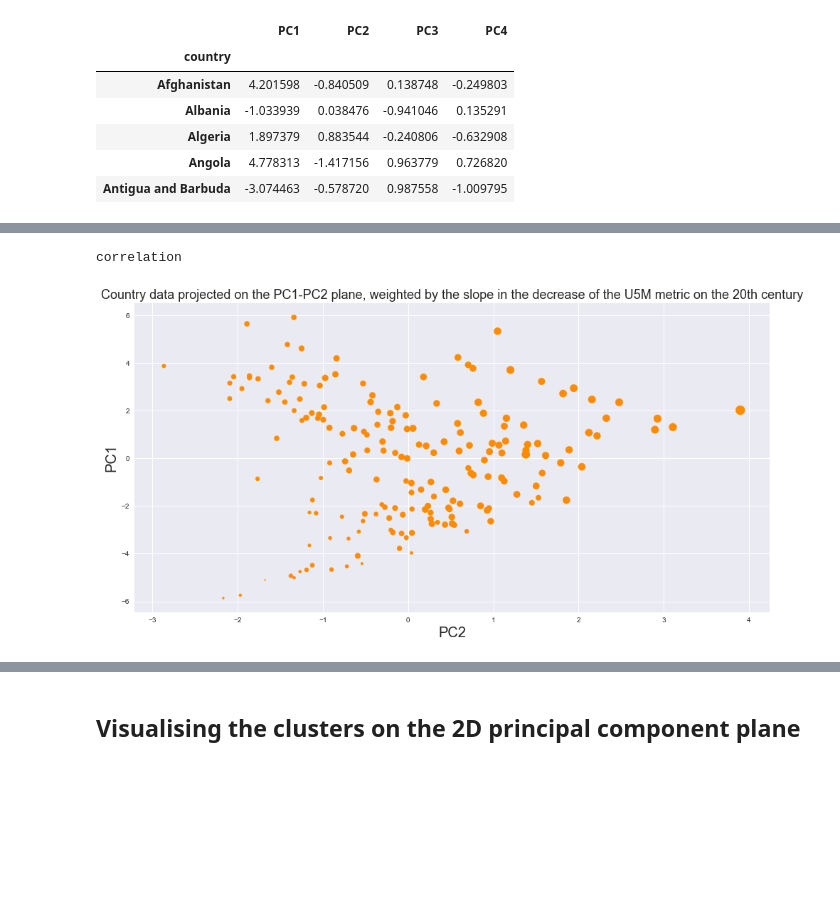
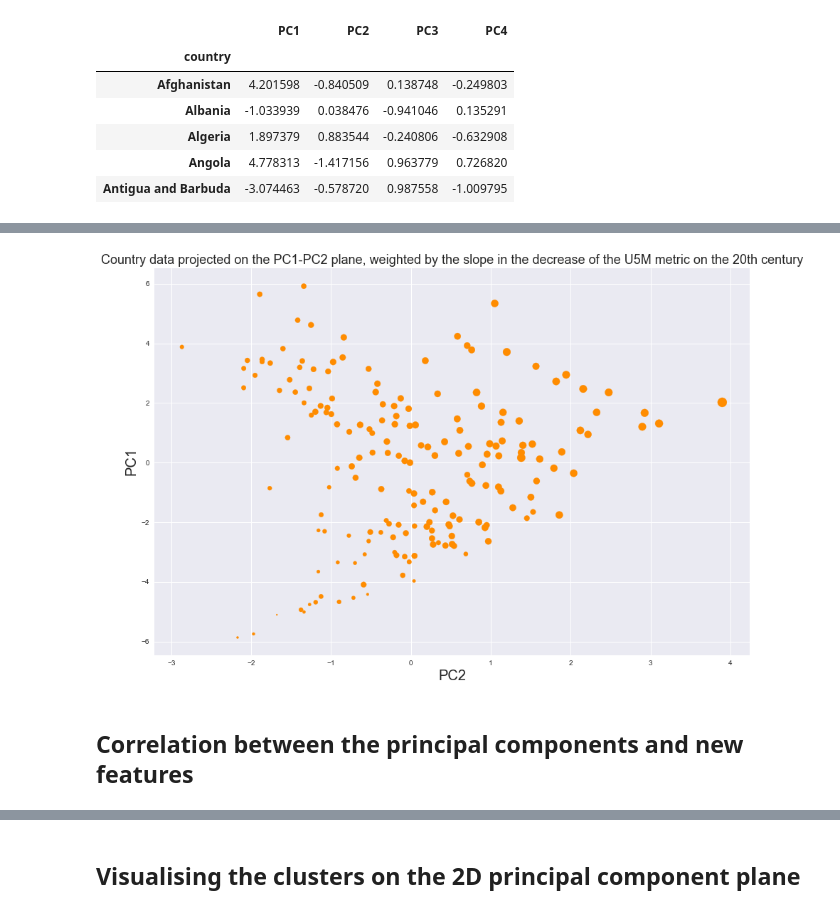
Before and after one commit to crangelsmith/ATI_project, a Jupyter notebook: Presentation_PCA_Clustering.ipynb, the cells around one changed output, grey strips where cells are left out. Cells and saved outputs as stored; diff of their text form; code cells hidden in the pictures; blank space fills up the shorter version.

```diff
--- a/Presentation_PCA_Clustering.ipynb
+++ b/Presentation_PCA_Clustering.ipynb
@@ -195,12 +186,8 @@ correlation
 # %%
-ax = child_mortality_PC_df.plot(kind='scatter', x='PC2', y='PC1',
-                                s=child_mortality_PC_df['country_change_slope_scaled']*200, figsize=(16,8),color='DarkOrange')
-ax.set_title('Country data projected on the PC1-PC2 plane, weighted by '
-             'the slope in the decrease of the U5M metric on the 20th century', fontsize=18)
-ax.set_xlabel('PC2', fontsize=20)
-ax.set_ylabel('PC1',fontsize=20)
-
-print "correlation"
+ax = child_mortality_PC_df.plot(kind='scatter', x='PC2', y='PC1', s=child_mortality_PC_df['country_change_slope_scaled']*200, figsize=(15,10),color='DarkOrange')
+ax.set_xlabel('PC2', fontsize=20);ax.set_ylabel('PC1',fontsize=20);
+ax.set_title('Country data projected on the PC1-PC2 plane, weighted by the slope in the decrease of the U5M metric on the 20th century', fontsize=18);plt.show();
 # %% [output]
-correlation
-[figure, old version]
+[figure, new version]
+# %% [markdown]
+## Correlation between the principal components and new features
```
Also changed, not shown: parts of 46 cells of this notebook, 1 other file.
